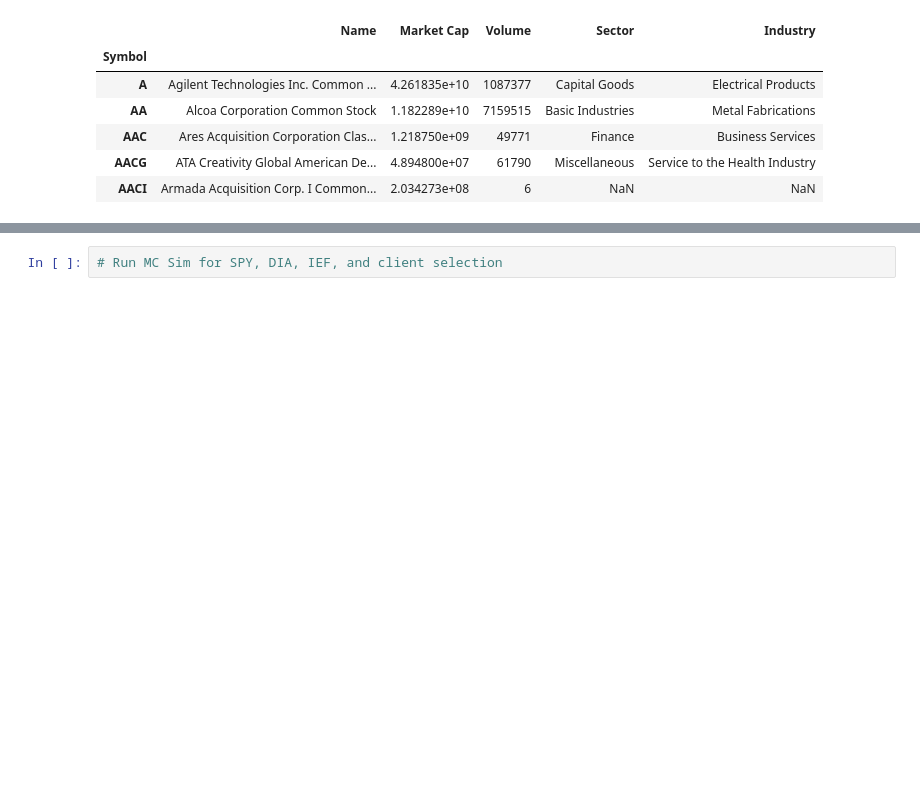
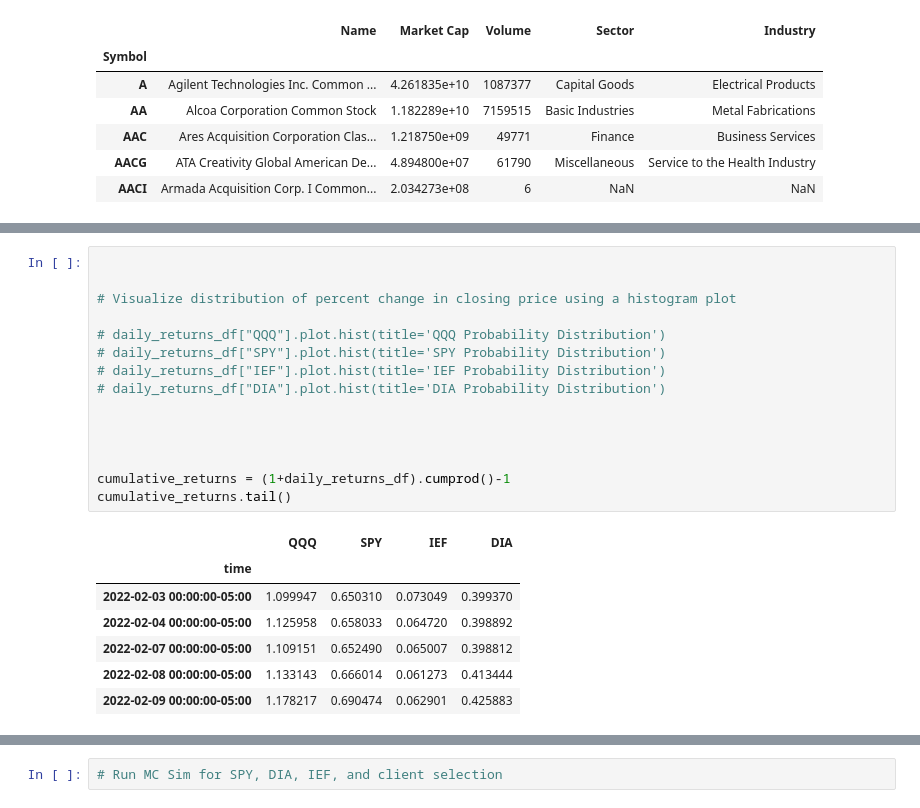
Before and after one commit to Kgross2/portfolio_suitability_app, a Jupyter notebook: portfolio_suitability.ipynb, the cells around one changed output, grey strips where cells are left out. Drawn from its saved outputs; the diff is of its cells as text; blank space fills up the shorter version.

```diff
--- a/portfolio_suitability.ipynb
+++ b/portfolio_suitability.ipynb
@@ -228,0 +316,23 @@ nasdaq.head()
+# %%
+
+
+# Visualize distribution of percent change in closing price using a histogram plot
+
+# daily_returns_df["QQQ"].plot.hist(title='QQQ Probability Distribution')
+# daily_returns_df["SPY"].plot.hist(title='SPY Probability Distribution')
+# daily_returns_df["IEF"].plot.hist(title='IEF Probability Distribution')
+# daily_returns_df["DIA"].plot.hist(title='DIA Probability Distribution')
+
+
+
+
+cumulative_returns = (1+daily_returns_df).cumprod()-1
+cumulative_returns.tail()
+# %% [output]
+|  | QQQ | SPY | IEF | DIA |
+| time |  |  |  |  |
+| 2022-02-03 00:00:00-05:00 | 1.099947 | 0.650310 | 0.073049 | 0.399370 |
+| 2022-02-04 00:00:00-05:00 | 1.125958 | 0.658033 | 0.064720 | 0.398892 |
+| 2022-02-07 00:00:00-05:00 | 1.109151 | 0.652490 | 0.065007 | 0.398812 |
+| 2022-02-08 00:00:00-05:00 | 1.133143 | 0.666014 | 0.061273 | 0.413444 |
+| 2022-02-09 00:00:00-05:00 | 1.178217 | 0.690474 | 0.062901 | 0.425883 |
```
Also changed, not shown: parts of 20 cells of this notebook, 4 other files.
